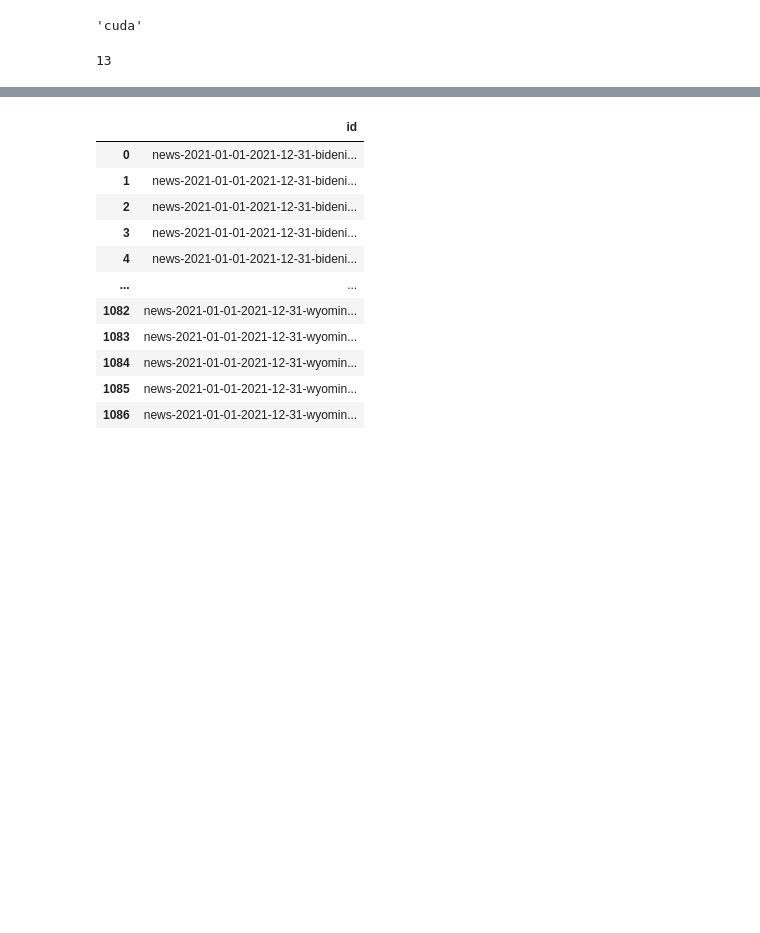
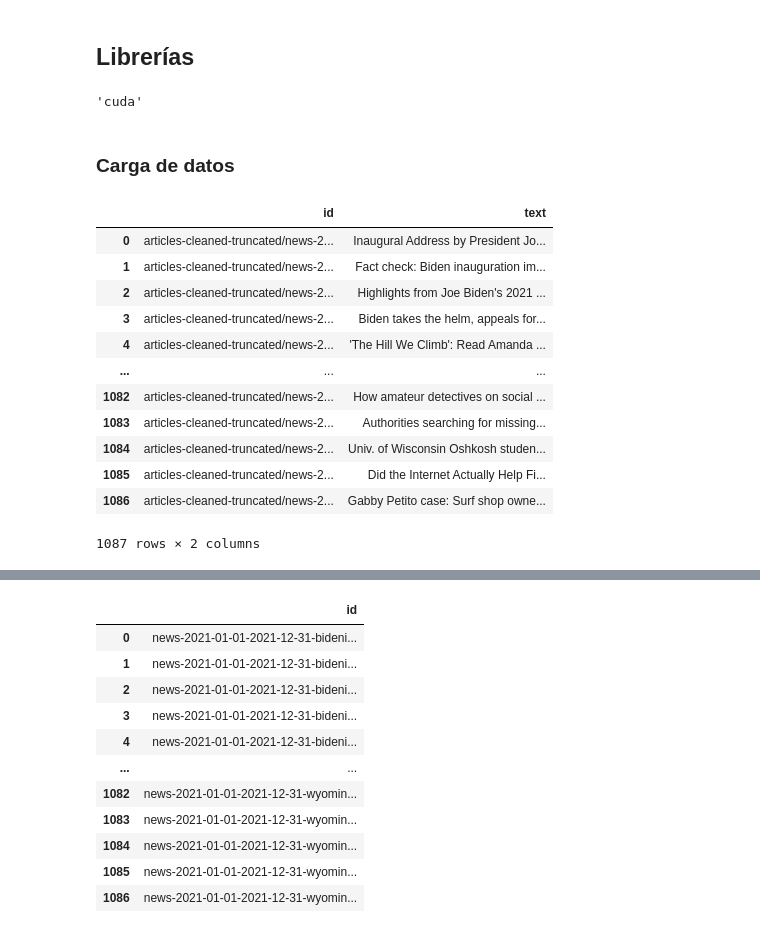
Before and after one commit to Cortijo02/NLP, a Jupyter notebook: entrega.ipynb, the cells around one changed output, grey strips where cells are left out. Cells and saved outputs as stored; diff of their text form; code cells hidden in the pictures; blank space fills up the shorter version.

```diff
--- a/entrega.ipynb
+++ b/entrega.ipynb
@@ -1,2 +48,4 @@
+# %% [markdown]
+## Librerías
 # %%
 import os
@@ -40,5 +82,19 @@ LEARNING_RATE = 1e-5 # @param {type:"number"}
-# %%
-machines_files = glob('data/machine/*.jsonl')
-len(machines_files)
-# %% [output]
-13
+# %% [markdown]
+### Carga de datos
+# %%
+df_human = pd.read_json('data/human.jsonl', lines=True)
+df_human
+# %% [output]
+|  | id | text |
+| 0 | articles-cleaned-truncated/news-2... | Inaugural Address by President Jo... |
+| 1 | articles-cleaned-truncated/news-2... | Fact check: Biden inauguration im... |
+| 2 | articles-cleaned-truncated/news-2... | Highlights from Joe Biden's 2021 ... |
+| 3 | articles-cleaned-truncated/news-2... | Biden takes the helm, appeals for... |
+| 4 | articles-cleaned-truncated/news-2... | 'The Hill We Climb': Read Amanda ... |
+| ... | ... | ... |
+| 1082 | articles-cleaned-truncated/news-2... | How amateur detectives on social ... |
+| 1083 | articles-cleaned-truncated/news-2... | Authorities searching for missing... |
+| 1084 | articles-cleaned-truncated/news-2... | Univ. of Wisconsin Oshkosh studen... |
+| 1085 | articles-cleaned-truncated/news-2... | Did the Internet Actually Help Fi... |
+| 1086 | articles-cleaned-truncated/news-2... | Gabby Petito case: Surf shop owne... |
+1087 rows × 2 columns
```
Also changed, not shown: parts of 17 cells of this notebook, 1 other file.
